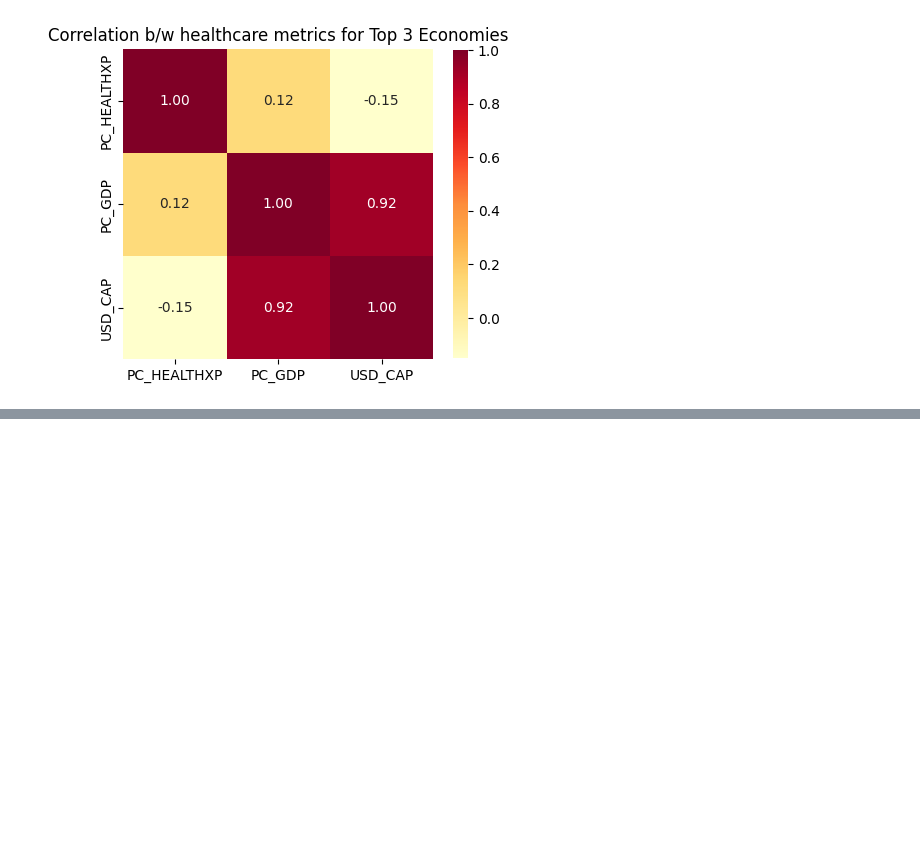
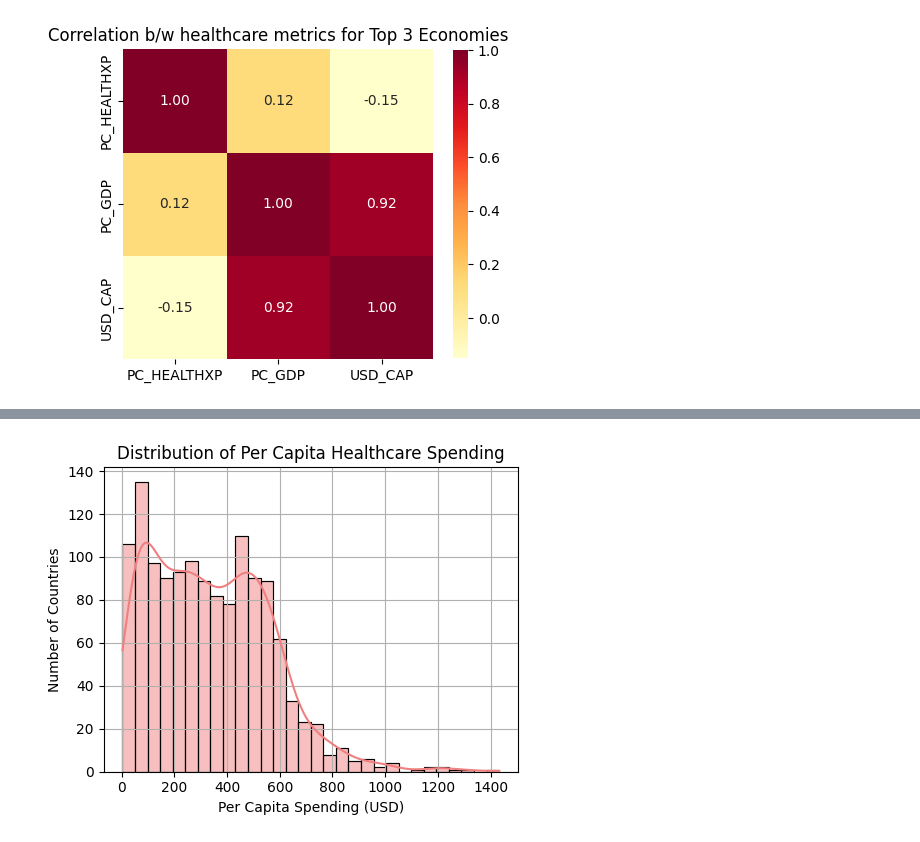
Before and after one commit to Sharvani-123/Pharmaceutical-Drug-Spendings_Analysis, a Jupyter notebook: analysis.ipynb, the cells around one changed output, grey strips where cells are left out. Saved outputs shown, nothing was run; the diff lists cells and outputs as text; code cells hidden in the pictures; blank space fills up the shorter version.

```diff
--- a/analysis.ipynb
+++ b/analysis.ipynb
@@ -211,0 +243,12 @@ plt.show()
+# %%
+# Plotting histogram for Per Capita Healthcare Spending (USD_CAP)
+plt.figure(figsize=(5, 4))
+sns.histplot(data['USD_CAP'], bins=30, kde=True, color='lightcoral')
+plt.title('Distribution of Per Capita Healthcare Spending')
+plt.xlabel('Per Capita Spending (USD)')
+plt.ylabel('Number of Countries')
+plt.grid(True)
+plt.tight_layout()
+plt.show()
+# %% [output]
+[figure, added]
```
Also changed, not shown: parts of 6 cells of this notebook.
